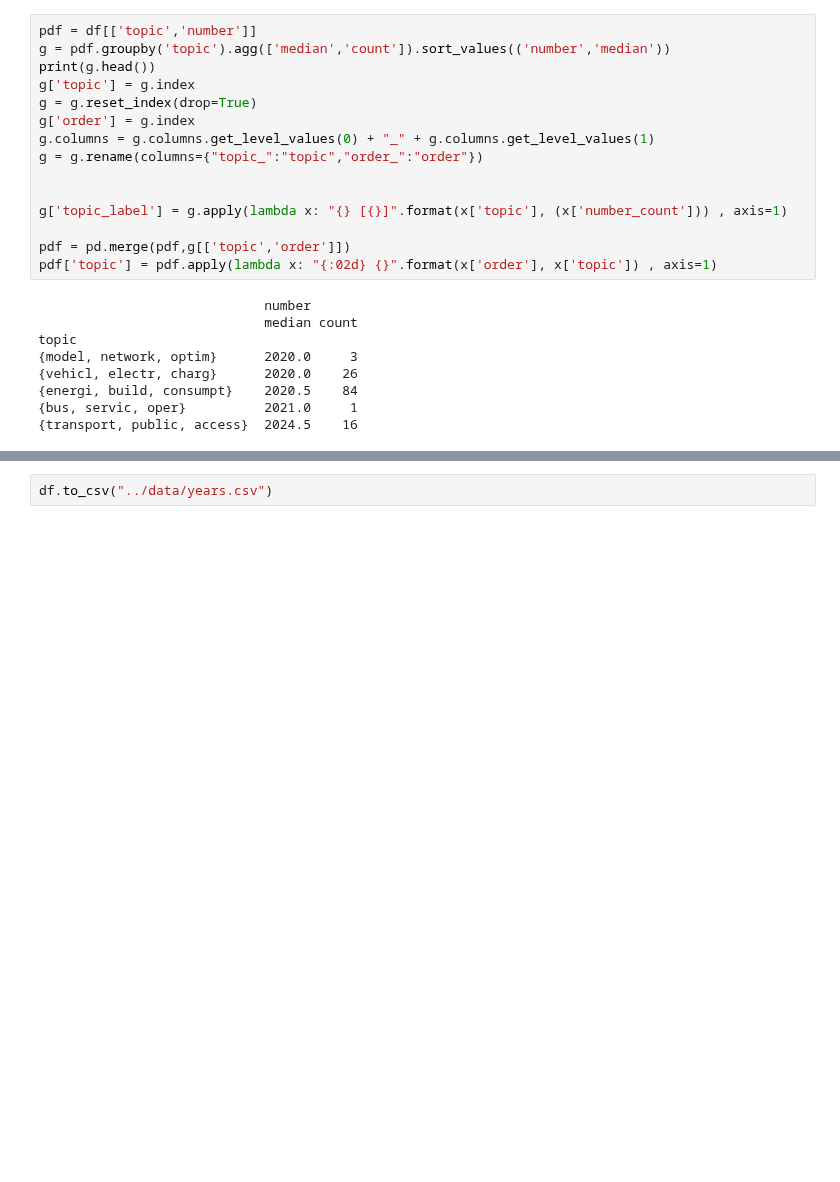
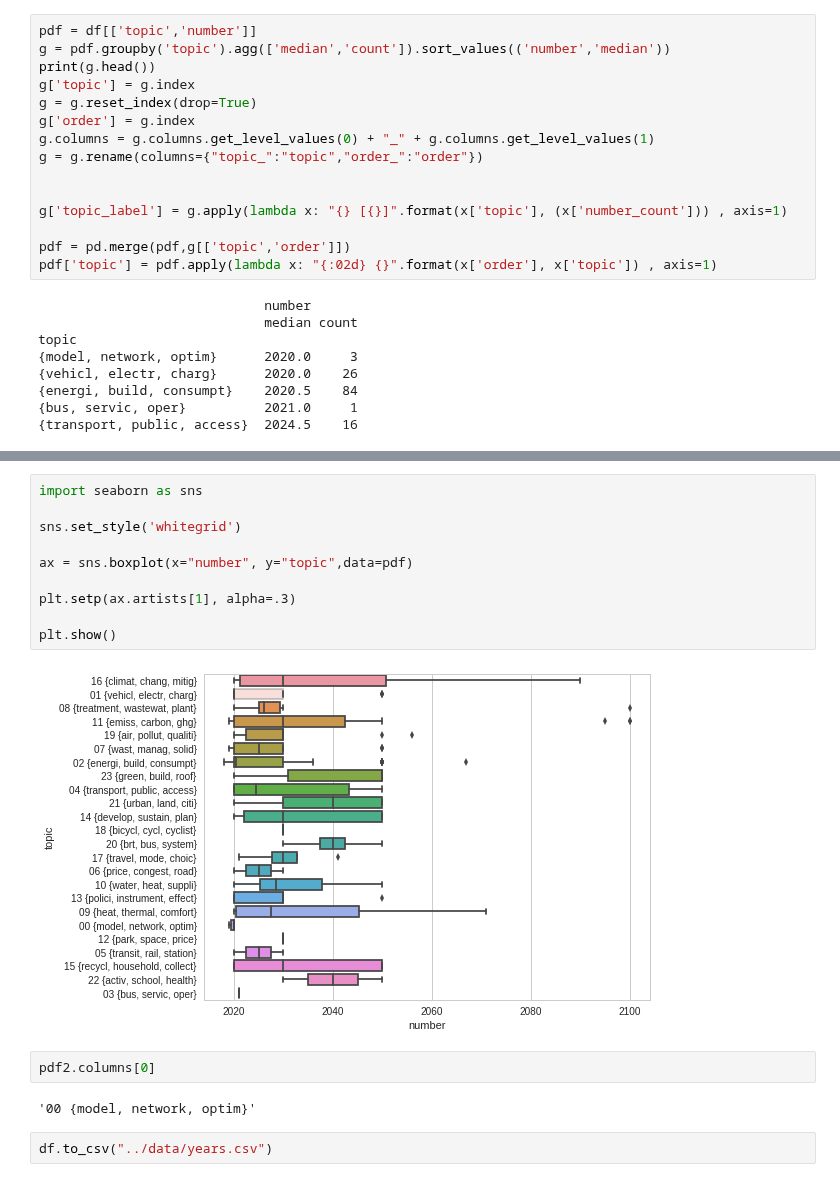
Before and after one commit to mcc-apsis/cities-1-5, a Jupyter notebook: code/time.ipynb, the cells around one changed output, grey strips where cells are left out. Drawn from its saved outputs; the diff is of its cells as text; blank space fills up the shorter version.

```diff
--- a/code/time.ipynb
+++ b/code/time.ipynb
@@ -161,3 +183,19 @@ plt.show()
+# %%
+import seaborn as sns
+
+sns.set_style('whitegrid')
+
+ax = sns.boxplot(x="number", y="topic",data=pdf)
+
+plt.setp(ax.artists[1], alpha=.3)
+
+plt.show()
+# %% [output]
+[figure, added]
+# %%
+pdf2.columns[0]
+# %% [output]
+'00 {model, network, optim}'
 # %%
 df.to_csv("../data/years.csv")
 # %%
```
Also changed, not shown: parts of 3 cells of this notebook, 5 other files.
